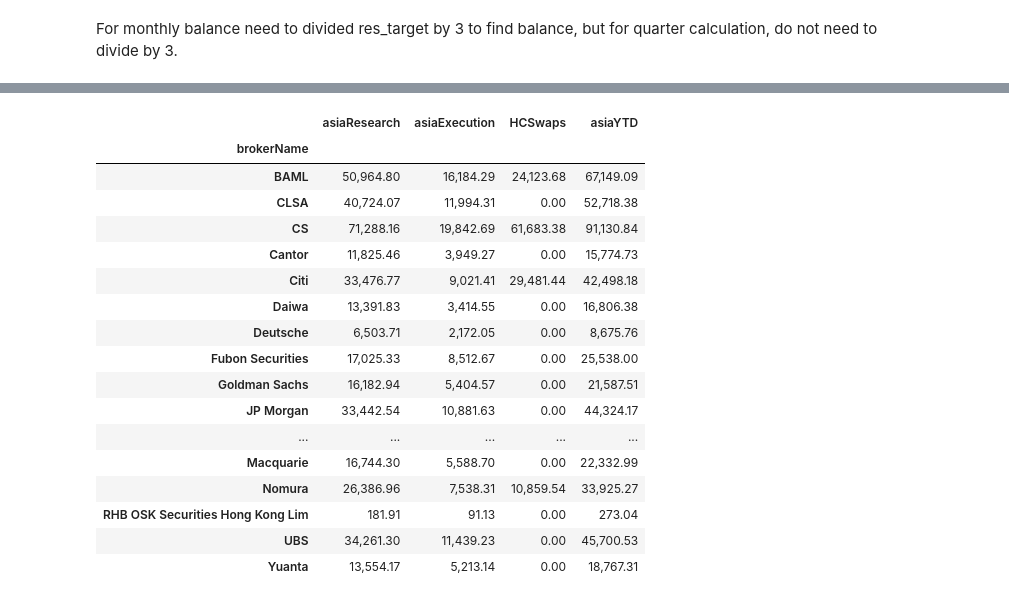
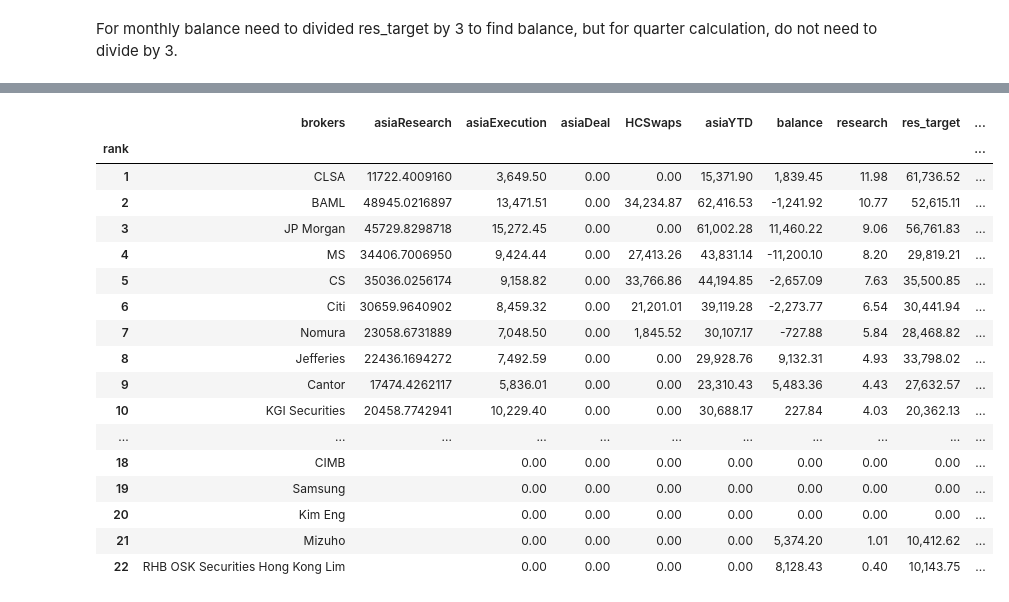
Before and after one commit to vico/web_monitor, a Jupyter notebook: notebooks/Commission.ipynb, the cells around one changed output, grey strips where cells are left out. Cells and saved outputs as stored; diff of their text form; code cells hidden in the pictures.

Commit message:
Refactored for adding Asia CSA.

```diff
--- a/notebooks/Commission.ipynb
+++ b/notebooks/Commission.ipynb
@@ -224,0 +346,12 @@ get_fx_rate('2016-06-30')
+# %%
+# Asia commission budget is 2mm  USD per year
+# Japan has gone through a few iterations but it's basically approximately 7.5 mm USD per year
+# jp_annual_commission_budget = 7500000  # usd
+# asia_annual_commission_budget = 2000000  # usd
+
+jp_annual_commission_budget, asia_annual_commission_budget = get_annual_budget(date.year)
+
+jp_quarter_commission_budget = jp_annual_commission_budget / 4.0
+asia_quarter_commission_budget = asia_annual_commission_budget / 4.0
+
+# jp_quarter_commission_budget = 10031527/4.0  # to make it same with old system 2016Q1
@@ -364,17 +494,12 @@ calculate_commission(quarter1_trades, jp_ranks_df, jp_quarter_commission_budget,
 
 
 
-jp_ranks_df = pd.read_sql('''
-SELECT b.name AS brokers, a.rank, a.balance_usd AS balance, a.budget_target AS research
-FROM broker_ranks a
-INNER JOIN brokers b ON a.broker_id=b.id
-WHERE a.year=2016 AND a.quarter='Q1'
-''', con, index_col='brokers')
+jp_ranks_df = get_ranks(prev_year,prev_quarter)
 
 # usd_jpy = 102.66  # 2016Q2
 # hkd_jpy = 7.759
-usd_jpy, hkd_jpy = get_fx_rate(date)
-print(usd_jpy, hkd_jpy)
+usd_jpy, usd_hkd = get_fx_rate(date)
+print(usd_jpy, usd_hkd)
 quarter_trades = get_quarter_trades(date.year, quarter, ytd_trades)
 # %% [output]
 (102.66, 7.7587000000000002)
@@ -489,4 +558,6 @@ jp_quarter_commission_budget =10031527/4.0
 jp_quarter_commission_budget
 # %% [output]
 2507881.75
+# %%
+nonjp_ranks_df = get_ranks(prev_year,prev_quarter, 'NonJapan')
 # %%
@@ -553,26 +578,28 @@ Soft MS: 20,333
-# %%
-(q1[q1['currencyCode'] != "JPY"]
-   .groupby(['brokerName'])
-   .sum()[['asiaResearch', 'asiaExecution', 'HCSwaps']]
-   .assign(asiaYTD = lambda x: x.asiaResearch + x.asiaExecution)
-   # ['commission', 'commInUSD', 'JPResearch', 'JPExec', 'Clearing']
-)
-# %% [output]
-|  | asiaResearch | asiaExecution | HCSwaps | asiaYTD |
-| brokerName |  |  |  |  |
-| BAML | 50,964.80 | 16,184.29 | 24,123.68 | 67,149.09 |
-| CLSA | 40,724.07 | 11,994.31 | 0.00 | 52,718.38 |
-| CS | 71,288.16 | 19,842.69 | 61,683.38 | 91,130.84 |
-| Cantor | 11,825.46 | 3,949.27 | 0.00 | 15,774.73 |
-| Citi | 33,476.77 | 9,021.41 | 29,481.44 | 42,498.18 |
-| Daiwa | 13,391.83 | 3,414.55 | 0.00 | 16,806.38 |
-| Deutsche | 6,503.71 | 2,172.05 | 0.00 | 8,675.76 |
-| Fubon Securities | 17,025.33 | 8,512.67 | 0.00 | 25,538.00 |
-| Goldman Sachs | 16,182.94 | 5,404.57 | 0.00 | 21,587.51 |
-| JP Morgan | 33,442.54 | 10,881.63 | 0.00 | 44,324.17 |
-| ... | ... | ... | ... | ... |
-| Macquarie | 16,744.30 | 5,588.70 | 0.00 | 22,332.99 |
-| Nomura | 26,386.96 | 7,538.31 | 10,859.54 | 33,925.27 |
-| RHB OSK Securities Hong Kong Lim | 181.91 | 91.13 | 0.00 | 273.04 |
-| UBS | 34,261.30 | 11,439.23 | 0.00 | 45,700.53 |
-| Yuanta | 13,554.17 | 5,213.14 | 0.00 | 18,767.31 |
+# %%
+def check(df):
+    t = df.copy()
+    columns = [ 'balance_usd', 'asiaResearch']
+    t[columns] = t[columns].applymap(lambda x: '{:12.7f}'.format(x) if x != 0 else '')
+
+    return t
+# %%
+calculate_columns_asia(quarter_trades, nonjp_ranks_df, asia_quarter_commission_budget, usd_hkd, date, ['Kim Eng', 'Samsung', 'CIMB']).pipe(check)
+# %% [output]
+|  | brokers | asiaResearch | asiaExecution | asiaDeal | HCSwaps | asiaYTD | balance | research | res_target | ... |
+| rank |  |  |  |  |  |  |  |  |  | ... |
+| 1 | CLSA | 11722.4009160 | 3,649.50 | 0.00 | 0.00 | 15,371.90 | 1,839.45 | 11.98 | 61,736.52 | ... |
+| 2 | BAML | 48945.0216897 | 13,471.51 | 0.00 | 34,234.87 | 62,416.53 | -1,241.92 | 10.77 | 52,615.11 | ... |
+| 3 | JP Morgan | 45729.8298718 | 15,272.45 | 0.00 | 0.00 | 61,002.28 | 11,460.22 | 9.06 | 56,761.83 | ... |
+| 4 | MS | 34406.7006950 | 9,424.44 | 0.00 | 27,413.26 | 43,831.14 | -11,200.10 | 8.20 | 29,819.21 | ... |
+| 5 | CS | 35036.0256174 | 9,158.82 | 0.00 | 33,766.86 | 44,194.85 | -2,657.09 | 7.63 | 35,500.85 | ... |
+| 6 | Citi | 30659.9640902 | 8,459.32 | 0.00 | 21,201.01 | 39,119.28 | -2,273.77 | 6.54 | 30,441.94 | ... |
+| 7 | Nomura | 23058.6731889 | 7,048.50 | 0.00 | 1,845.52 | 30,107.17 | -727.88 | 5.84 | 28,468.82 | ... |
+| 8 | Jefferies | 22436.1694272 | 7,492.59 | 0.00 | 0.00 | 29,928.76 | 9,132.31 | 4.93 | 33,798.02 | ... |
+| 9 | Cantor | 17474.4262117 | 5,836.01 | 0.00 | 0.00 | 23,310.43 | 5,483.36 | 4.43 | 27,632.57 | ... |
+| 10 | KGI Securities | 20458.7742941 | 10,229.40 | 0.00 | 0.00 | 30,688.17 | 227.84 | 4.03 | 20,362.13 | ... |
+| ... | ... | ... | ... | ... | ... | ... | ... | ... | ... | ... |
+| 18 | CIMB |  | 0.00 | 0.00 | 0.00 | 0.00 | 0.00 | 0.00 | 0.00 | ... |
+| 19 | Samsung |  | 0.00 | 0.00 | 0.00 | 0.00 | 0.00 | 0.00 | 0.00 | ... |
+| 20 | Kim Eng |  | 0.00 | 0.00 | 0.00 | 0.00 | 0.00 | 0.00 | 0.00 | ... |
+| 21 | Mizuho |  | 0.00 | 0.00 | 0.00 | 0.00 | 5,374.20 | 1.01 | 10,412.62 | ... |
+| 22 | RHB OSK Securities Hong Kong Lim |  | 0.00 | 0.00 | 0.00 | 0.00 | 8,128.43 | 0.40 | 10,143.75 | ... |
```
Also changed, not shown: parts of 59 cells of this notebook, 2 other files.
